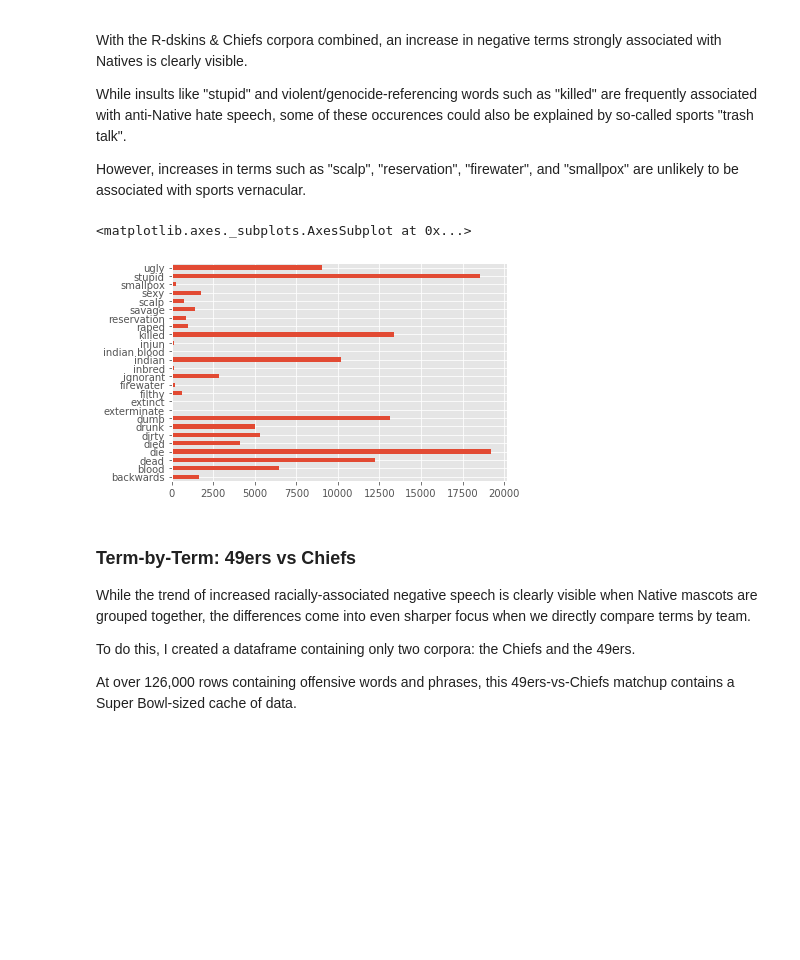
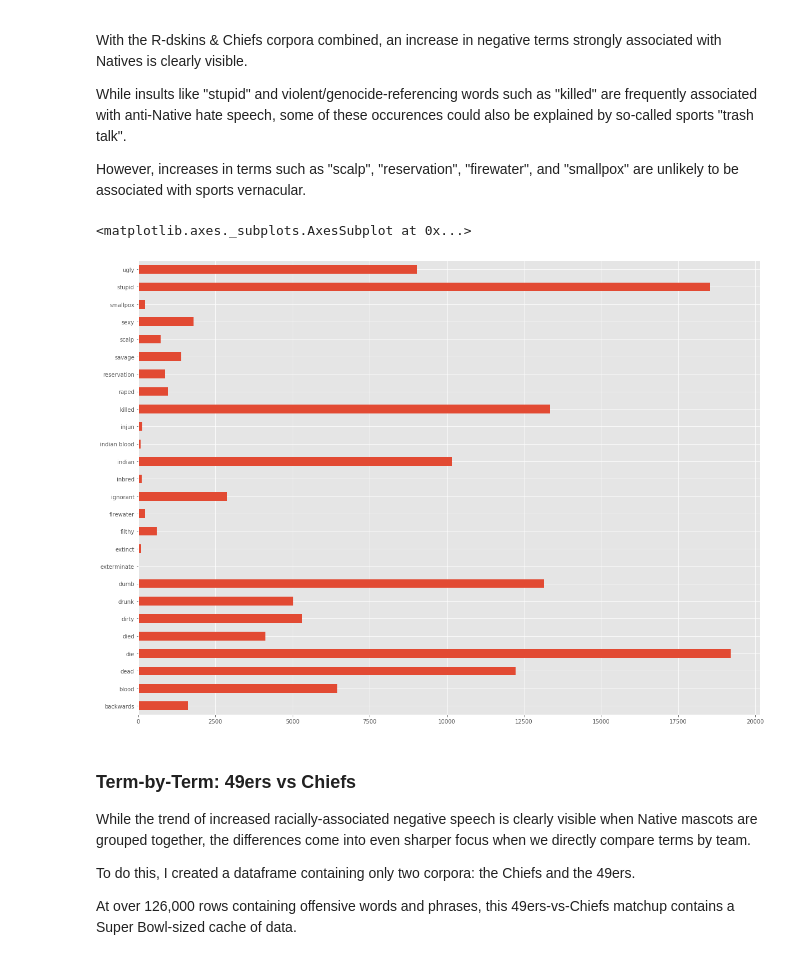
Before and after one commit to IndigenousEngineering/Not_Your_Mascot, a Jupyter notebook: Not_Your_Mascot_full.ipynb, the cells around one changed output. Saved outputs shown, nothing was run; the diff lists cells and outputs as text; code cells hidden in the pictures; blank space fills up the shorter version.

```diff
--- a/Not_Your_Mascot_full.ipynb
+++ b/Not_Your_Mascot_full.ipynb
@@ -1451,10 +1451,10 @@ However, increases in terms such as "scalp", "reservation", "firewater", and "sm
 # %%
 # term frequencies for R*dskins & Chiefs
 
-Native_mascots_df['term'].value_counts().sort_index().plot.barh()
+Native_mascots_df['term'].value_counts().sort_index().plot.barh(figsize=(20,15))
 # %% [output]
 <matplotlib.axes._subplots.AxesSubplot at 0x...>
-[figure, old version]
+[figure, new version]
 # %% [markdown]
 ### Term-by-Term: 49ers vs Chiefs
 
```
Also changed, not shown: parts of 17 cells of this notebook.
